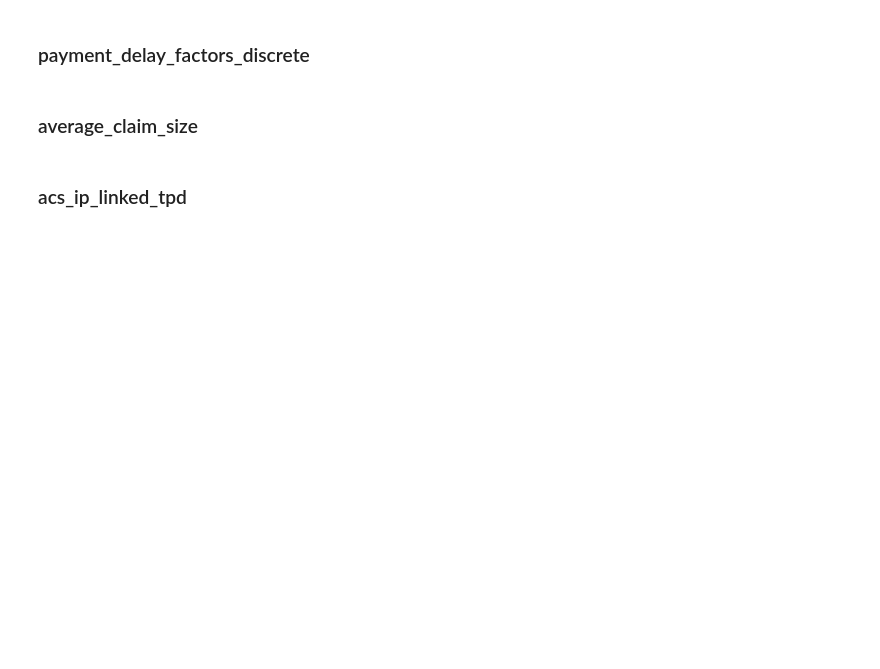
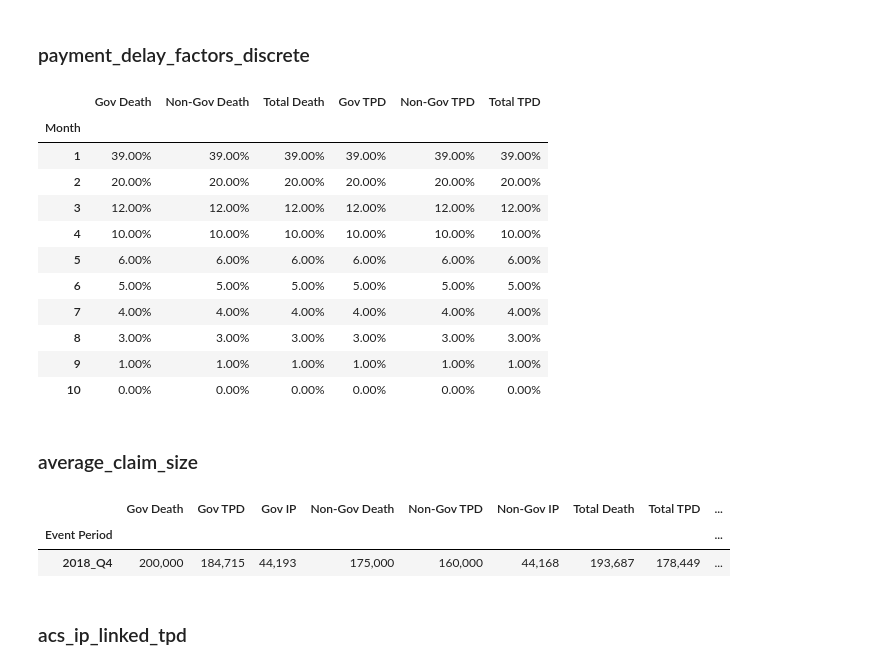
Before and after one commit to wheatfields/Q, a Jupyter notebook: sva_documentation.ipynb, the cells around one changed output. Cells and saved outputs as stored; diff of their text form; code cells hidden in the pictures; blank space fills up the shorter version.

```diff
--- a/sva_documentation.ipynb
+++ b/sva_documentation.ipynb
@@ -311,6 +388,27 @@ sva.decline_rate().style.format('{:,.2%}')
 # %% [markdown]
 ### payment_delay_factors_discrete
+# %%
+sva.payment_delay_factors_discrete().head(10).style.format('{:,.2%}')
+# %% [output]
+|  | Gov Death | Non-Gov Death | Total Death | Gov TPD | Non-Gov TPD | Total TPD |
+| Month |  |  |  |  |  |  |
+| 1 | 39.00% | 39.00% | 39.00% | 39.00% | 39.00% | 39.00% |
+| 2 | 20.00% | 20.00% | 20.00% | 20.00% | 20.00% | 20.00% |
+| 3 | 12.00% | 12.00% | 12.00% | 12.00% | 12.00% | 12.00% |
+| 4 | 10.00% | 10.00% | 10.00% | 10.00% | 10.00% | 10.00% |
+| 5 | 6.00% | 6.00% | 6.00% | 6.00% | 6.00% | 6.00% |
+| 6 | 5.00% | 5.00% | 5.00% | 5.00% | 5.00% | 5.00% |
+| 7 | 4.00% | 4.00% | 4.00% | 4.00% | 4.00% | 4.00% |
+| 8 | 3.00% | 3.00% | 3.00% | 3.00% | 3.00% | 3.00% |
+| 9 | 1.00% | 1.00% | 1.00% | 1.00% | 1.00% | 1.00% |
+| 10 | 0.00% | 0.00% | 0.00% | 0.00% | 0.00% | 0.00% |
 # %% [markdown]
 ### average_claim_size
+# %%
+sva.average_claim_size().style.format('{:,}')
+# %% [output]
+|  | Gov Death | Gov TPD | Gov IP | Non-Gov Death | Non-Gov TPD | Non-Gov IP | Total Death | Total TPD | ... |
+| Event Period |  |  |  |  |  |  |  |  | ... |
+| 2018_Q4 | 200,000 | 184,715 | 44,193 | 175,000 | 160,000 | 44,168 | 193,687 | 178,449 | ... |
 # %% [markdown]
 ### acs_ip_linked_tpd
```
Also changed, not shown: parts of 17 cells of this notebook, 2 other files.
